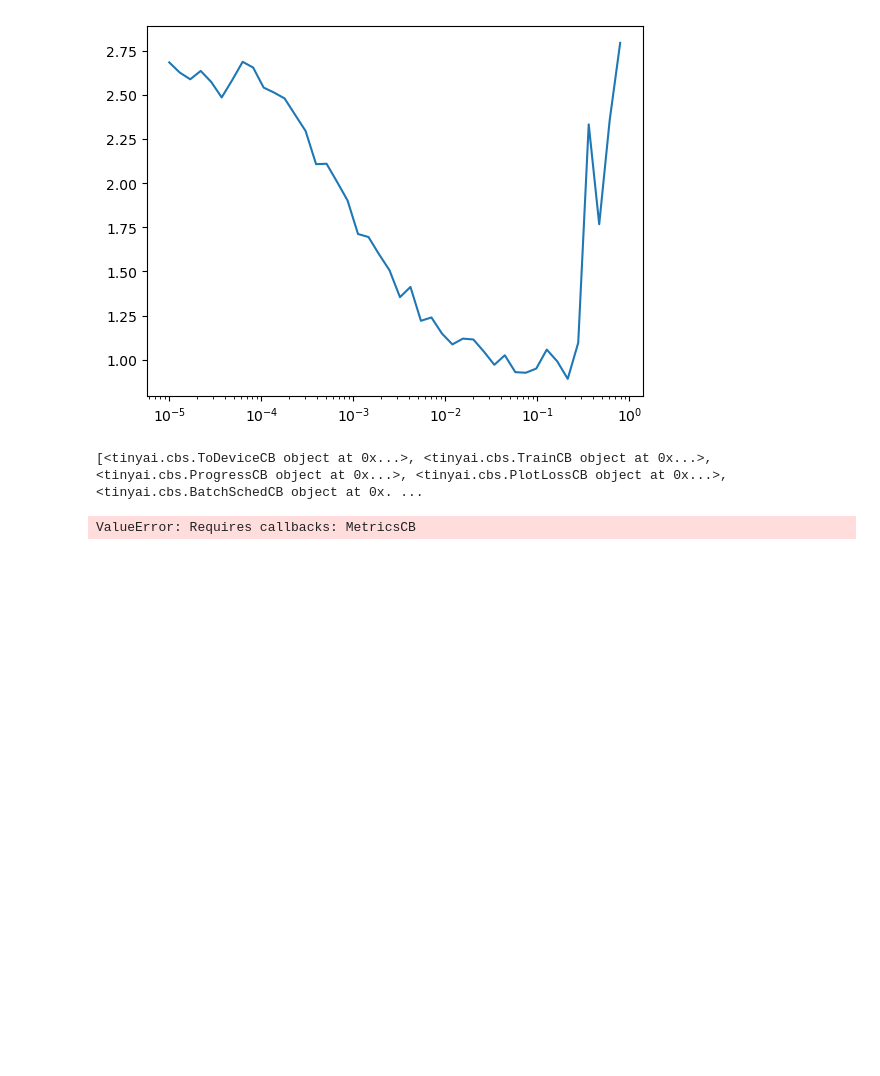
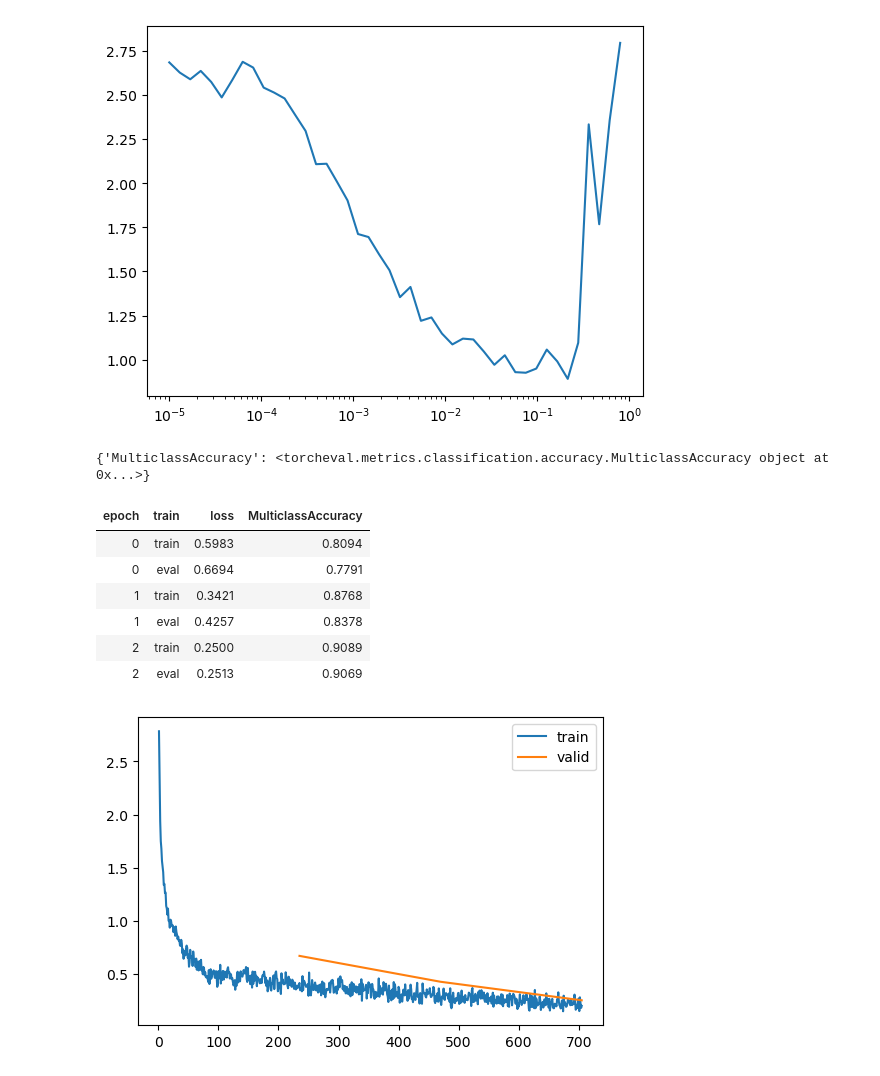
Before and after one commit to tom-pollak/tinyai, a Jupyter notebook: nbs/13b_schedulers_mnist.ipynb, the cells around one changed output. Saved outputs shown, nothing was run; the diff lists cells and outputs as text; code cells hidden in the pictures; blank space fills up the shorter version.

Commit message:
implemented lr scheduler

```diff
--- a/nbs/13b_schedulers_mnist.ipynb
+++ b/nbs/13b_schedulers_mnist.ipynb
@@ -27,6 +29,7 @@ setting cmap: gray_r
 from functools import partial
 from torch import nn
 from torch import optim
+
 
 def get_model():
     act = partial(GeneralReLU, leak=0.1, sub=0.4)
@@ -35,16 +38,19 @@ def get_model():
     # 14, 7, 4, 2, 1
     hdims = (16, 32, 64, 128, 256)
 
-    layers: list[nn.Module] = [conv(1, hdims[0], ks=5, act=act, norm=norm)] # 14x14
+    layers: list[nn.Module] = [conv(1, hdims[0], ks=5, act=act, norm=norm)]  # 14x14
     for fi, fo in zip(hdims, hdims[1:]):
         layers.append(ResBlock(fi, fo, stride=2, act=act, norm=norm))
-    layers.append(nn.Sequential(GlobalAvgPool(), nn.Linear(hdims[-1], 10), nn.BatchNorm1d(10)))
+    layers.append(
+        nn.Sequential(GlobalAvgPool(), nn.Linear(hdims[-1], 10), nn.BatchNorm1d(10))
+    )
     return nn.Sequential(*layers)
 
 
 def get_learner():
+    set_seed(42)
     model = get_model().apply(partial(init_weights, leaky=0.1))
-    return Trainer(model, dls, loss_func=cross_entropy, opt_func=optim.AdamW)
+    return Trainer(model, dls, loss_func=cross_entropy, lr=3e-3, opt_func=optim.AdamW)
 # %%
 learn = get_learner()
 learn.summary()
@@ -66,7 +71,14 @@ Tot params: 1224958; MFLOPS: 3.5
 17.45% [41/235 00:02<00:12 2.333]
 [figure]
 # %%
-learn.fit_one_cycle(3, max_lr=8e-2)
+learn.fit_one_cycle(3, max_lr=8e-2, metrics={"accuracy": MulticlassAccuracy()})
 # %% [output]
-[<tinyai.cbs.ToDeviceCB object at 0x...>, <tinyai.cbs.TrainCB object at 0x...>, <tinyai.cbs.ProgressCB object at 0x...>, <tinyai.cbs.PlotLossCB object at 0x...>, <tinyai.cbs.BatchSchedCB object at 0x. ...
+{'MulticlassAccuracy': <torcheval.metrics.classification.accuracy.MulticlassAccuracy object at 0x...>}
-ValueError: Requires callbacks: MetricsCB
+| epoch | train | loss | MulticlassAccuracy |
+| 0 | train | 0.5983 | 0.8094 |
+| 0 | eval | 0.6694 | 0.7791 |
+| 1 | train | 0.3421 | 0.8768 |
+| 1 | eval | 0.4257 | 0.8378 |
+| 2 | train | 0.2500 | 0.9089 |
+| 2 | eval | 0.2513 | 0.9069 |
+[figure, added]
```
Also changed, not shown: parts of 13 cells of this notebook, 3 other files.
